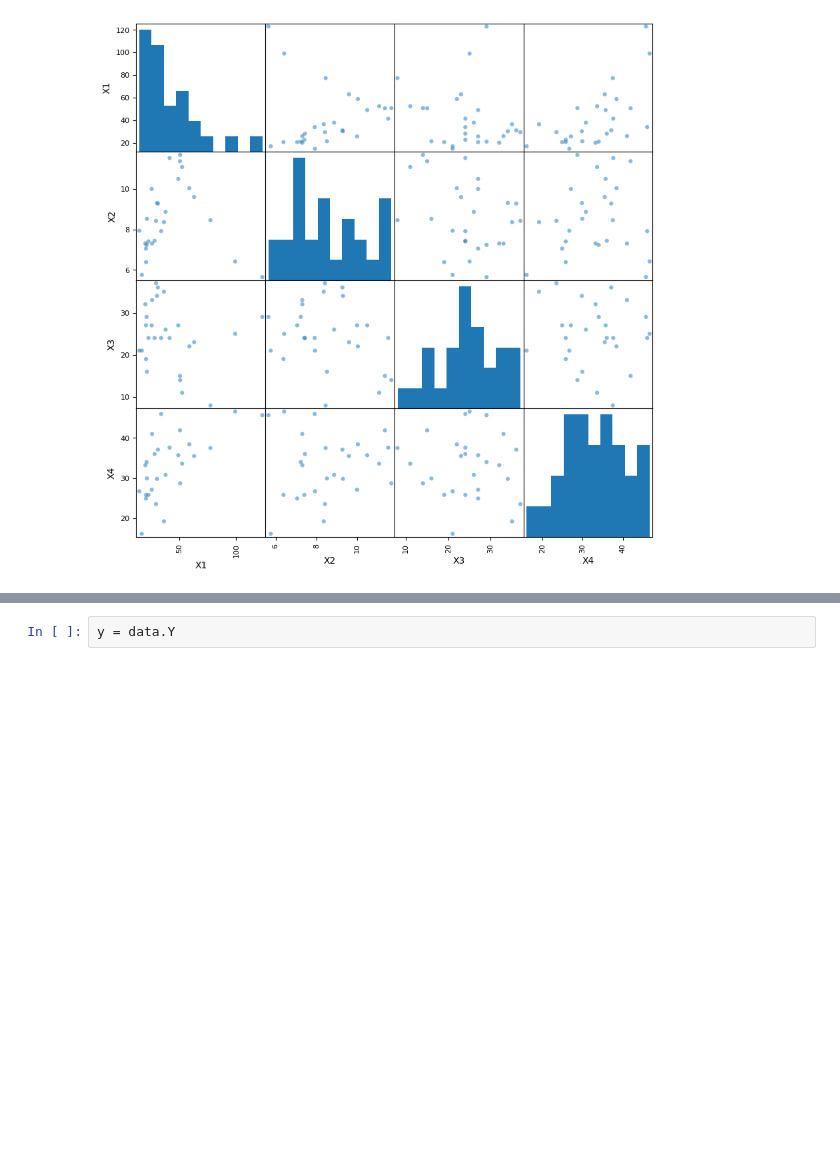
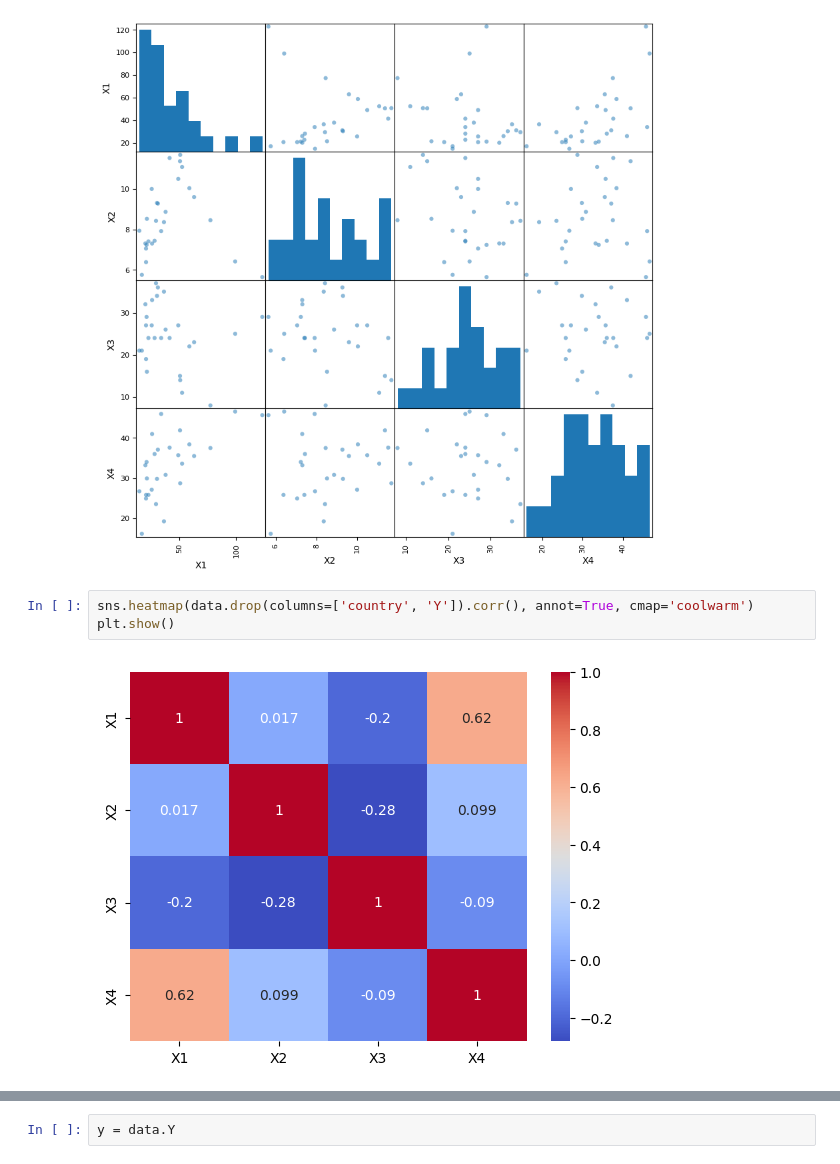
Before and after one commit to Papkin2/ekonometria_projekty, a Jupyter notebook: notebooks/bartek_notebook.ipynb, the cells around one changed output, grey strips where cells are left out. Drawn from its saved outputs; the diff is of its cells as text; blank space fills up the shorter version.

```diff
--- a/notebooks/bartek_notebook.ipynb
+++ b/notebooks/bartek_notebook.ipynb
@@ -26,6 +36,11 @@ pd.plotting.scatter_matrix(data.drop(columns=['country', 'Y']), figsize=(10, 10)
 plt.show()
 # %% [output]
 [figure]
+# %%
+sns.heatmap(data.drop(columns=['country', 'Y']).corr(), annot=True, cmap='coolwarm')
+plt.show()
+# %% [output]
+[figure, added]
 # %%
 print(data.head())
 # %% [output]
```
Also changed, not shown: parts of 12 cells of this notebook.
